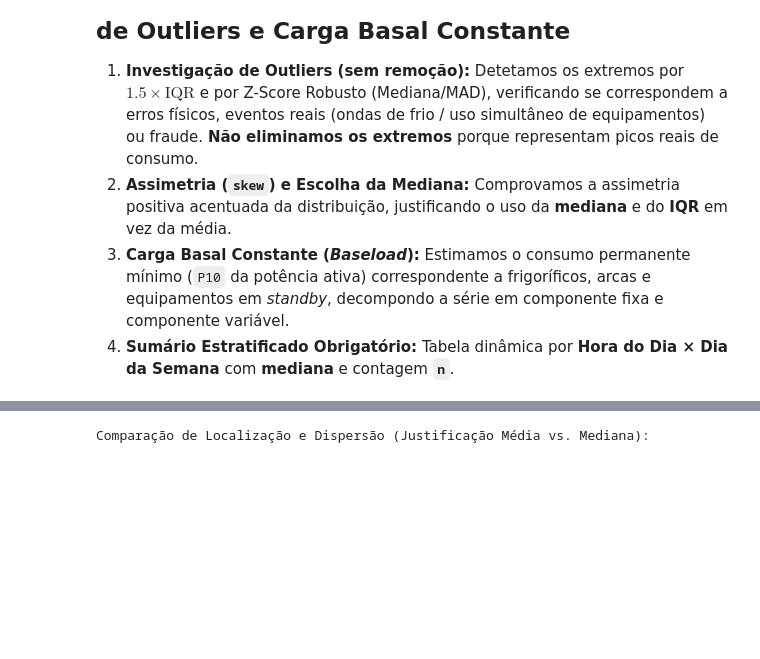
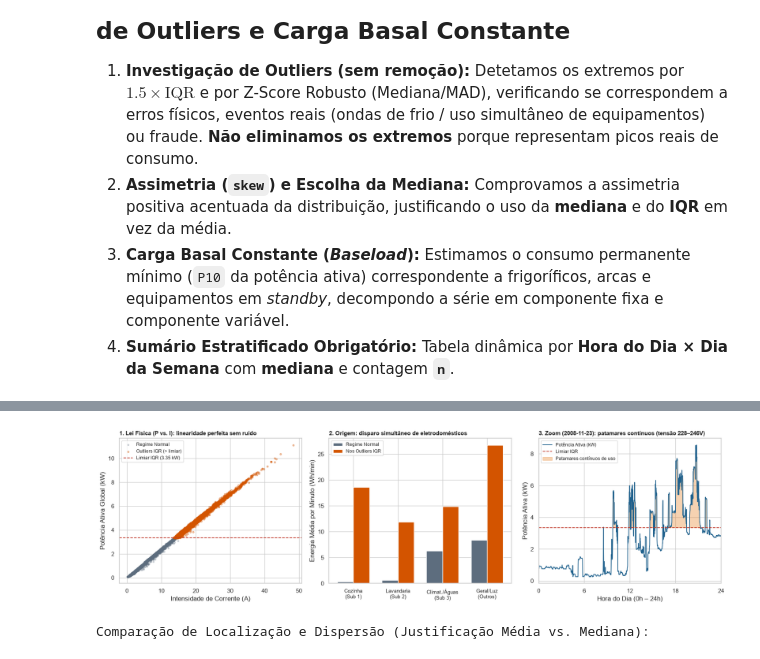
Before and after one commit to Francisco612/AD_Projeto_Final, a Jupyter notebook: notebooks/01_parte1_lusoenergia.ipynb, the cells around one changed output, grey strips where cells are left out. Drawn from its saved outputs; the diff is of its cells as text; code cells hidden in the pictures; blank space fills up the shorter version.

```diff
--- a/notebooks/01_parte1_lusoenergia.ipynb
+++ b/notebooks/01_parte1_lusoenergia.ipynb
@@ -291,6 +291,82 @@ df_analise = investigar_outliers(df, coluna='Global_active_power')
 | Sub_metering_1 | 0.0 | 6.0 | 18.60 |
 | Sub_metering_2 | 0.0 | 1.0 | 11.92 |
 | Sub_metering_3 | 1.0 | 18.0 | 14.91 |
+# %%
+def plot_prova_outliers_reais(df_analise):
+    df_valid = df_analise.dropna(subset=['Global_active_power', 'Global_intensity', 'Voltage']).copy()
+    mask_out = df_valid['Outlier_IQR']
+
+    # Calcular limite superior IQR para referência visual
+    q1 = df_valid['Global_active_power'].quantile(0.25)
+    q3 = df_valid['Global_active_power'].quantile(0.75)
+    lim_sup_iqr = q3 + 1.5 * (q3 - q1)
+
+    fig, axes = plt.subplots(1, 3, figsize=(16.5, 4.8))
+
+    # --- PAINEL 1: Consistência Física (Corrente vs. Potência Ativa) ---
+    normal_sample = df_valid[~mask_out].sample(n=min(15000, (~mask_out).sum()), random_state=42)
+    outlier_sample = df_valid[mask_out].sample(n=min(15000, mask_out.sum()), random_state=42)
+
+    axes[0].scatter(normal_sample['Global_intensity'], normal_sample['Global_active_power'],
+                    color='#5d6d7e', alpha=0.25, s=8, label='Regime Normal')
+    axes[0].scatter(outlier_sample['Global_intensity'], outlier_sample['Global_active_power'],
+                    color='#d35400', alpha=0.35, s=10, label='Outliers IQR (> limiar)')
+    axes[0].axhline(lim_sup_iqr, color='#c0392b', linestyle='--', linewidth=1.3, label=f'Limiar IQR ({lim_sup_iqr:.2f} kW)')
+    axes[0].set_title('1. Lei Física (P vs. I): linearidade perfeita sem ruído', fontsize=11, fontweight='bold', loc='left')
+    axes[0].set_xlabel('Intensidade de Corrente (A)')
+    axes[0].set_ylabel('Potência Ativa Global (kW)')
+    axes[0].legend(loc='upper left', fontsize=8.5, frameon=True)
+
+    # --- PAINEL 2: Decomposição por Circuito (Normal vs. Outliers IQR) ---
+    df_valid['Energia_Wh'] = (df_valid['Global_active_power'] * 1000.0) / 60.0
+    df_valid['Outros_Wh'] = (
+        df_valid['Energia_Wh'] - (df_valid['Sub_metering_1'] + df_valid['Sub_metering_2'] + df_valid['Sub_metering_3'])
+    ).clip(lower=0)
+
+    cols_circ = ['Sub_metering_1', 'Sub_metering_2', 'Sub_metering_3', 'Outros_Wh']
+    nomes_circ = ['Cozinha\n(Sub 1)', 'Lavandaria\n(Sub 2)', 'Climat./Águas\n(Sub 3)', 'Geral/Luz\n(Outros)']
+
+    medias_norm = df_valid[~mask_out][cols_circ].mean().values
+    medias_out = df_valid[mask_out][cols_circ].mean().values
+
+    x = np.arange(len(nomes_circ))
+    w = 0.36
+    axes[1].bar(x - w/2, medias_norm, width=w, color='#5d6d7e', label='Regime Normal')
+    axes[1].bar(x + w/2, medias_out, width=w, color='#d35400', label='Nos Outliers IQR')
+    axes[1].set_xticks(x)
+    axes[1].set_xticklabels(nomes_circ, fontsize=9.5)
+    axes[1].set_title('2. Origem: disparo simultâneo de eletrodomésticos', fontsize=11, fontweight='bold', loc='left')
+    axes[1].set_ylabel('Energia Média por Minuto (Wh/min)')
+    axes[1].legend(loc='upper left', fontsize=8.5, frameon=True)
+
+    # --- PAINEL 3: Zoom num Dia Real de Pico (Continuidade Temporal + Tensão) ---
+    dia_pico = df_valid.groupby(df_valid.index.date)['Outlier_IQR'].sum().idxmax()
+    df_dia = df_valid.loc[str(dia_pico)]
+
+    axes[2].plot(df_dia.index.hour + df_dia.index.minute / 60.0, df_dia['Global_active_power'],
+                 color='#1f618d', linewidth=1.3, label='Potência Ativa (kW)')
+    axes[2].axhline(lim_sup_iqr, color='#c0392b', linestyle='--', linewidth=1.3, label='Limiar IQR')
+    axes[2].fill_between(
+        df_dia.index.hour + df_dia.index.minute / 60.0,
+        lim_sup_iqr, df_dia['Global_active_power'],
+        where=(df_dia['Global_active_power'] > lim_sup_iqr),
+        color='#e67e22', alpha=0.35, label='Patamares contínuos de uso'
+    )
+    axes[2].set_title(f'3. Zoom ({dia_pico}): patamares contínuos (tensão {df_dia["Voltage"].min():.0f}–{df_dia["Voltage"].max():.0f}V)',
+                      fontsize=11, fontweight='bold', loc='left')
+    axes[2].set_xlabel('Hora do Dia (0h – 24h)')
+    axes[2].set_ylabel('Potência Ativa (kW)')
+    axes[2].set_xlim(0, 24)
+    axes[2].set_xticks([0, 6, 12, 18, 24])
+    axes[2].legend(loc='upper left', fontsize=8.5, frameon=True)
+
+    plt.tight_layout()
+    plt.show()
+
+# Executar logo após investigar_outliers(df):
+plot_prova_outliers_reais(df_analise)
+# %% [output]
+[figure, added]
 # %%
 def analisar_distribuicao_e_assimetria(df_vars):
     resumo_forma = pd.DataFrame({
```
Also changed, not shown: parts of 2 cells of this notebook, 4 other files.
